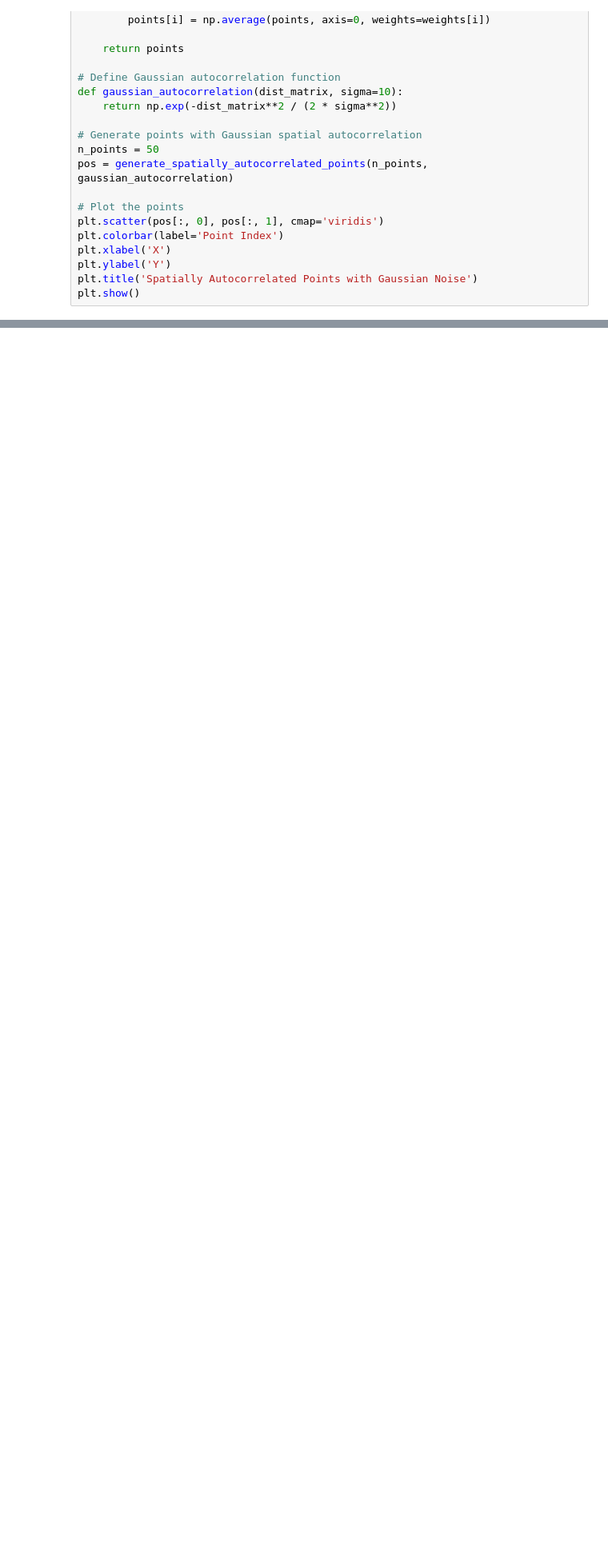
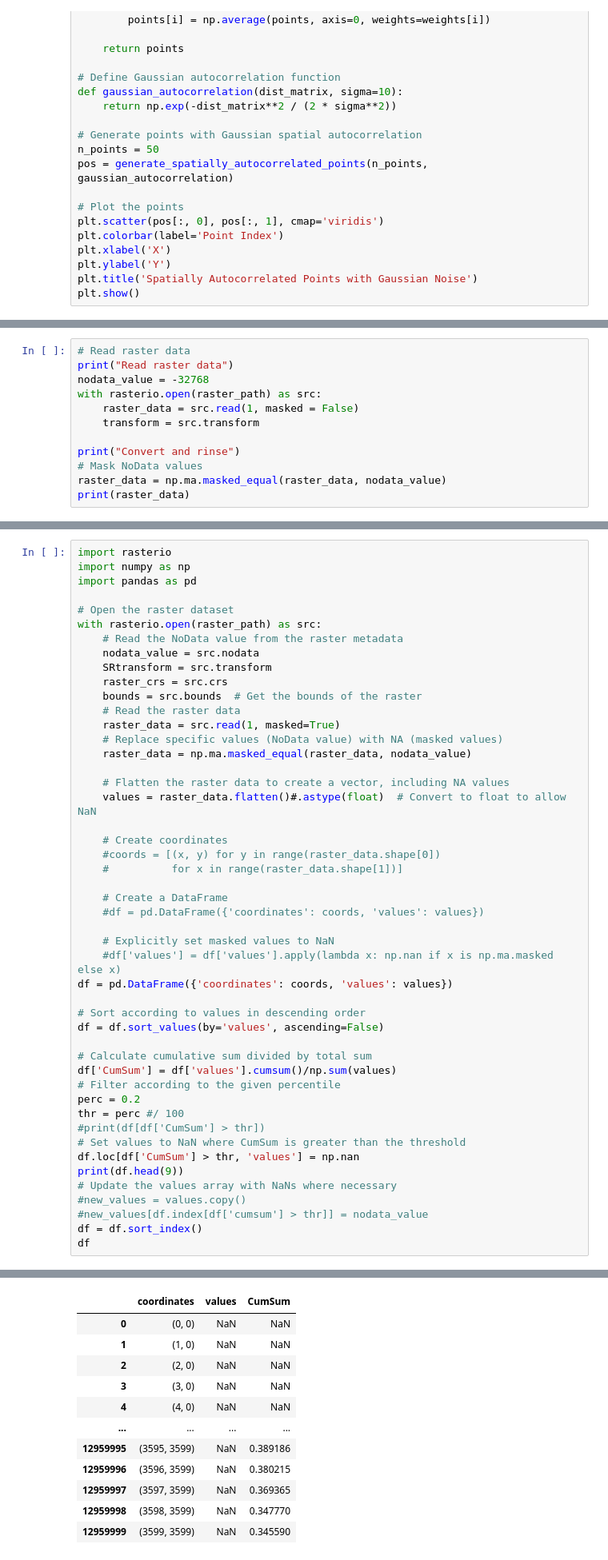
Before and after one commit to egowork/gis_tools, a Jupyter notebook: GIS_funksjoner.ipynb, the cells around one changed output, grey strips where cells are left out. Shown at 80% size. Drawn from its saved outputs; the diff is of its cells as text; blank space fills up the shorter version.

```diff
--- a/GIS_funksjoner.ipynb
+++ b/GIS_funksjoner.ipynb
@@ -1020,0 +1177,12 @@ plt.show()
+# %%
+# Read raster data
+print("Read raster data")
+nodata_value = -32768
+with rasterio.open(raster_path) as src:
+    raster_data = src.read(1, masked = False)
+    transform = src.transform
+
+print("Convert and rinse")
+# Mask NoData values
+raster_data = np.ma.masked_equal(raster_data, nodata_value)
+print(raster_data)
@@ -1020,0 +1259,49 @@ plt.show()
+# %%
+import rasterio
+import numpy as np
+import pandas as pd
+
+# Open the raster dataset
+with rasterio.open(raster_path) as src:
+    # Read the NoData value from the raster metadata
+    nodata_value = src.nodata
+    SRtransform = src.transform
+    raster_crs = src.crs
+    bounds = src.bounds  # Get the bounds of the raster
+    # Read the raster data
+    raster_data = src.read(1, masked=True)
+    # Replace specific values (NoData value) with NA (masked values)
+    raster_data = np.ma.masked_equal(raster_data, nodata_value)
+
+    # Flatten the raster data to create a vector, including NA values
+    values = raster_data.flatten()#.astype(float)  # Convert to float to allow NaN
+
+    # Create coordinates
+    #coords = [(x, y) for y in range(raster_data.shape[0])
+    #          for x in range(raster_data.shape[1])]
+
+    # Create a DataFrame
+    #df = pd.DataFrame({'coordinates': coords, 'values': values})
+
+    # Explicitly set masked values to NaN
+    #df['values'] = df['values'].apply(lambda x: np.nan if x is np.ma.masked else x)
+df = pd.DataFrame({'coordinates': coords, 'values': values})
+
+# Sort according to values in descending order
+df = df.sort_values(by='values', ascending=False)
+
+# Calculate cumulative sum divided by total sum
+df['CumSum'] = df['values'].cumsum()/np.sum(values)
+# Filter according to the given percentile
+perc = 0.2
+thr = perc #/ 100
+#print(df[df['CumSum'] > thr])
+# Set values to NaN where CumSum is greater than the threshold
+df.loc[df['CumSum'] > thr, 'values'] = np.nan
+print(df.head(9))
+# Update the values array with NaNs where necessary
+#new_values = values.copy()
+#new_values[df.index[df['cumsum'] > thr]] = nodata_value
+df = df.sort_index()
+df
+# %% [output]
@@ -1020,0 +1318,12 @@ plt.show()
+|  | coordinates | values | CumSum |
+| 0 | (0, 0) | NaN | NaN |
+| 1 | (1, 0) | NaN | NaN |
+| 2 | (2, 0) | NaN | NaN |
+| 3 | (3, 0) | NaN | NaN |
+| 4 | (4, 0) | NaN | NaN |
+| ... | ... | ... | ... |
+| 12959995 | (3595, 3599) | NaN | 0.389186 |
+| 12959996 | (3596, 3599) | NaN | 0.380215 |
+| 12959997 | (3597, 3599) | NaN | 0.369365 |
+| 12959998 | (3598, 3599) | NaN | 0.347770 |
+| 12959999 | (3599, 3599) | NaN | 0.345590 |
```
Also changed, not shown: parts of 26 cells of this notebook, 1 other file.
